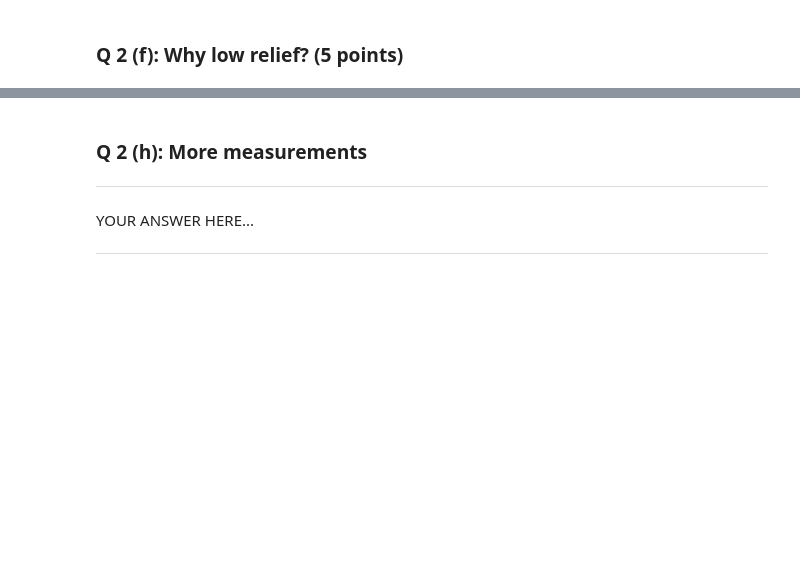
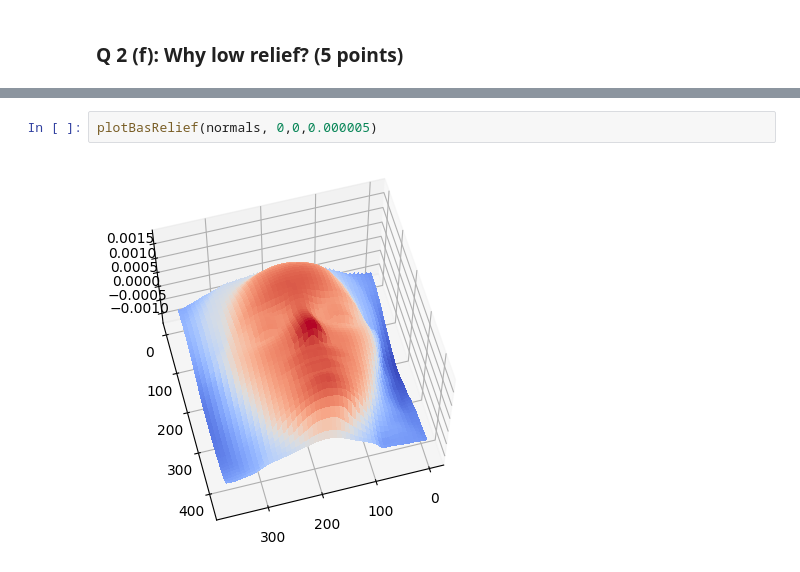
Before and after one commit to stevenwman/CV2024, a Jupyter notebook: HW/HW6/HW6_Public.ipynb, the cells around one changed output, grey strips where cells are left out. Drawn from its saved outputs; the diff is of its cells as text; blank space fills up the shorter version.

```diff
--- a/HW/HW6/HW6_Public.ipynb
+++ b/HW/HW6/HW6_Public.ipynb
@@ -719,10 +805,6 @@ YOUR ANSWER HERE...
 
 ---
-# %% [markdown]
-### Q 2 (h): More measurements
-
----
-
-YOUR ANSWER HERE...
-
----
+# %%
+plotBasRelief(normals, 0,0,0.000005)
+# %% [output]
+[figure, added]
```
Also changed, not shown: parts of 20 cells of this notebook, 32 other files.
